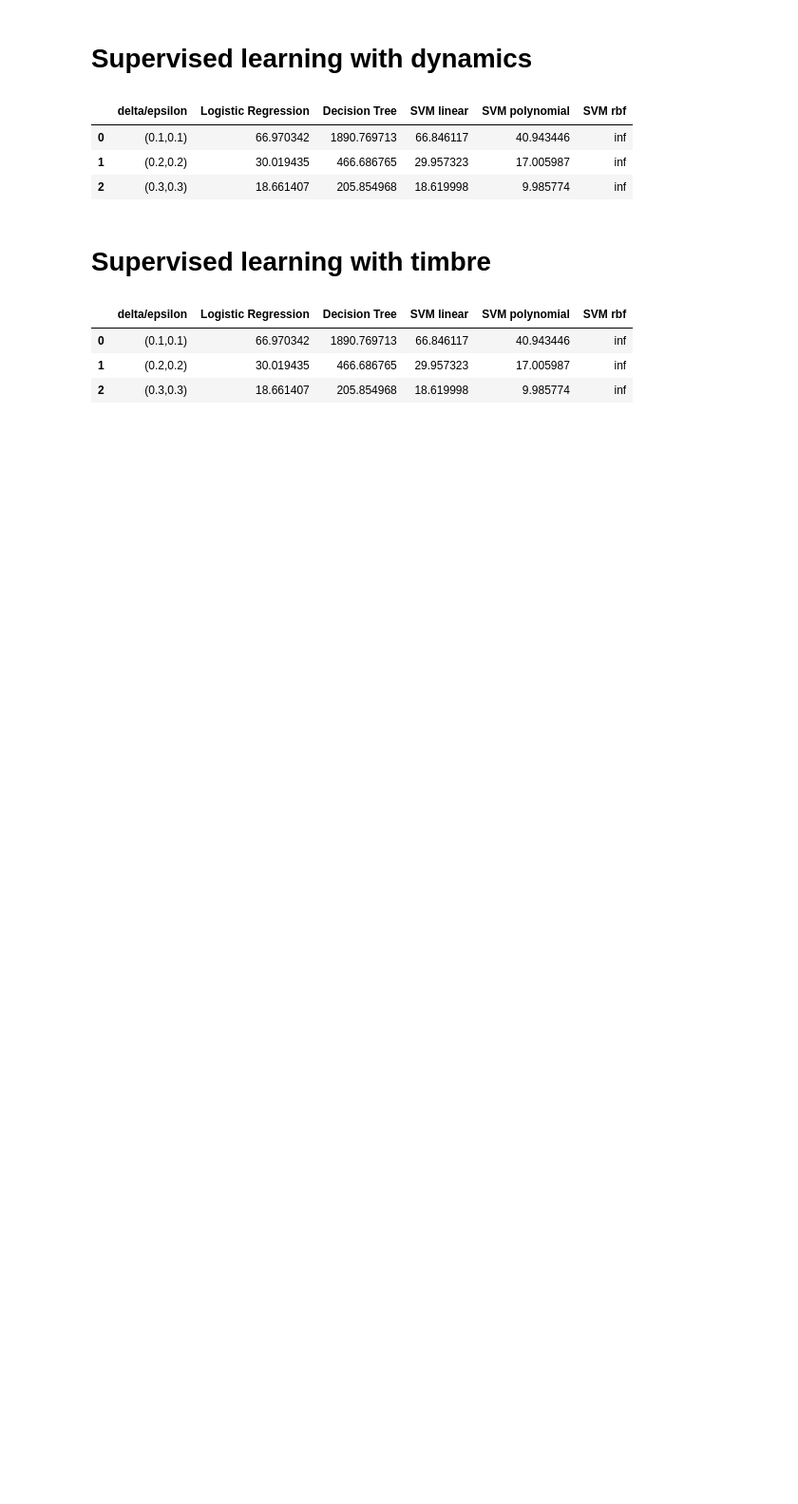
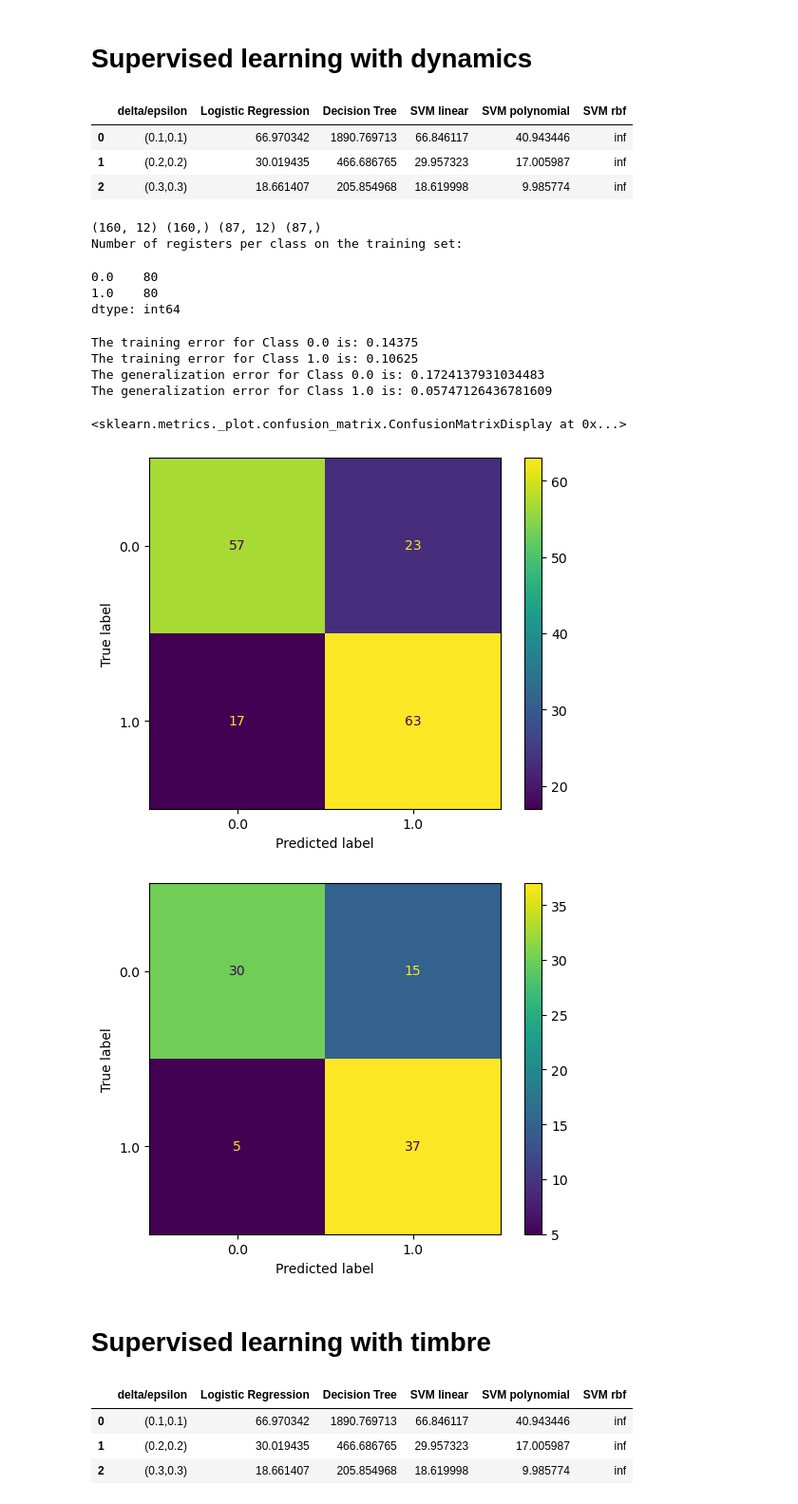
Before and after one commit to IsitaRex/Supervising-My-Musical-Taste, a Jupyter notebook: supervising_my_musical_taste.ipynb, the cells around one changed output. Shown: that part at 95% size. Drawn from its saved outputs; the diff is of its cells as text; code cells hidden in the pictures; blank space fills up the shorter version.

```diff
--- a/supervising_my_musical_taste.ipynb
+++ b/supervising_my_musical_taste.ipynb
@@ -429,10 +423,27 @@ pd.Series(y_train).value_counts()
+# %%
+X_train, y_train, X_test, y_test = get_train_test(160, X_songs, y_songs)
+# %% [output]
+(160, 12) (160,) (87, 12) (87,)
+Number of registers per class on the training set:
+0.0    80
+1.0    80
+dtype: int64
 # %%
 #model = SVC(kernel = "linear")
-model = SVC(kernel = "poly", degree=2)
+#model = SVC(kernel = "poly", degree=2)
 #model = LogisticRegression(max_iter = 100000)
+model = SVC(kernel = "rbf")
 compute_errors(model.fit(X_train, y_train), X_train, y_train, X_test, y_test)
 plot_confusion_matrix(model,X_train,y_train)
 plot_confusion_matrix(model,X_test,y_test)
+# %% [output]
+The training error for Class 0.0 is: 0.14375
+The training error for Class 1.0 is: 0.10625
+The generalization error for Class 0.0 is: 0.1724137931034483
+The generalization error for Class 1.0 is: 0.05747126436781609
+<sklearn.metrics._plot.confusion_matrix.ConfusionMatrixDisplay at 0x...>
+[figure, added]
+[figure, added]
 # %% [markdown]
 # Supervised learning with timbre
 # %%
```
Also changed, not shown: parts of 11 cells of this notebook.
